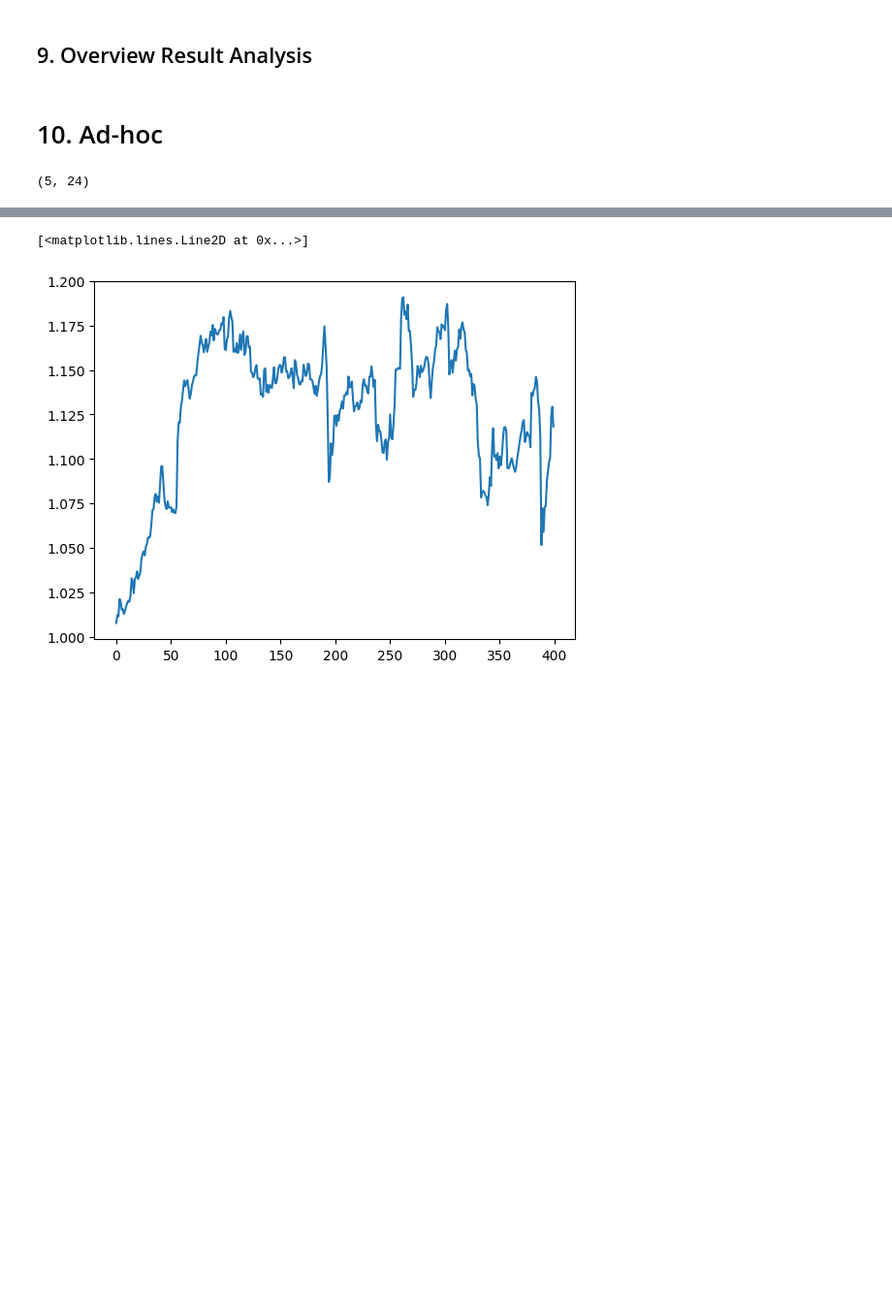
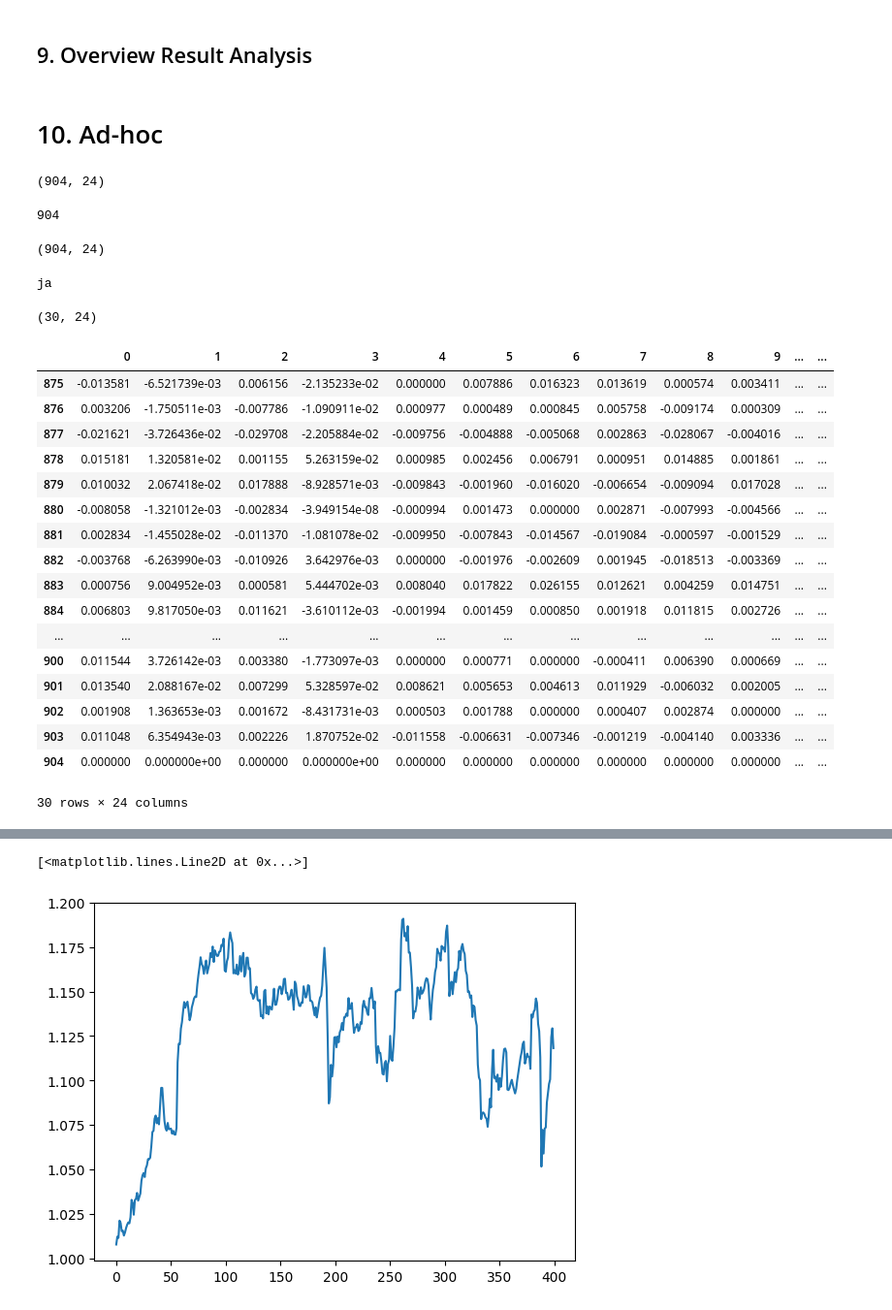
Before and after one commit to DataJakob/BBAN5000-Master-Thesis, a Jupyter notebook: test.ipynb, the cells around one changed output, grey strips where cells are left out. Shown at 97% size. Drawn from its saved outputs; the diff is of its cells as text; code cells hidden in the pictures; blank space fills up the shorter version.

```diff
--- a/test.ipynb
+++ b/test.ipynb
@@ -131,7 +131,61 @@ else:
 
 end_idx = current_step+1
 # %%
-mydf = pd.DataFrame(data[start_idx:end_idx, :])
+mydf = pd.DataFrame(data[:, :])
 mydf.shape
 # %% [output]
-(5, 24)
+(904, 24)
+# %%
+maxlen
+# %% [output]
+904
+# %%
+current_step = 904
+history_usage = 30
+
+start_idx = 0
+end_idx = current_step +2
+
+maxlen = len(mydf)
+# %%
+actual_data = mydf.iloc[start_idx:end_idx,:]
+print(actual_data.shape)
+# %% [output]
+(904, 24)
+# %%
+if current_step <= history_usage-2:
+    pad = pd.DataFrame(np.array([np.zeros(history_usage - actual_data.shape[0]) for _ in range(24)]))
+    padded_df = pd.concat([pad.T, actual_data]).reset_index(drop=True)
+elif current_step >= (maxlen-2):
+    print("ja")
+    pad = pd.DataFrame(np.array([np.zeros(maxlen - current_step+1) for _ in range(24)]))
+    padded_df = pd.concat([actual_data, pad.T]).reset_index(drop=True)
+else:
+    padded_df = actual_data
+
+return_df = padded_df[-30:]
+# %% [output]
+ja
+# %%
+print(return_df.shape)
+return_df
+# %% [output]
+(30, 24)
+|  | 0 | 1 | 2 | 3 | 4 | 5 | 6 | 7 | 8 | 9 | ... | ... |
+| 875 | -0.013581 | -6.521739e-03 | 0.006156 | -2.135233e-02 | 0.000000 | 0.007886 | 0.016323 | 0.013619 | 0.000574 | 0.003411 | ... | ... |
+| 876 | 0.003206 | -1.750511e-03 | -0.007786 | -1.090911e-02 | 0.000977 | 0.000489 | 0.000845 | 0.005758 | -0.009174 | 0.000309 | ... | ... |
+| 877 | -0.021621 | -3.726436e-02 | -0.029708 | -2.205884e-02 | -0.009756 | -0.004888 | -0.005068 | 0.002863 | -0.028067 | -0.004016 | ... | ... |
+| 878 | 0.015181 | 1.320581e-02 | 0.001155 | 5.263159e-02 | 0.000985 | 0.002456 | 0.006791 | 0.000951 | 0.014885 | 0.001861 | ... | ... |
+| 879 | 0.010032 | 2.067418e-02 | 0.017888 | -8.928571e-03 | -0.009843 | -0.001960 | -0.016020 | -0.006654 | -0.009094 | 0.017028 | ... | ... |
+| 880 | -0.008058 | -1.321012e-03 | -0.002834 | -3.949154e-08 | -0.000994 | 0.001473 | 0.000000 | 0.002871 | -0.007993 | -0.004566 | ... | ... |
+| 881 | 0.002834 | -1.455028e-02 | -0.011370 | -1.081078e-02 | -0.009950 | -0.007843 | -0.014567 | -0.019084 | -0.000597 | -0.001529 | ... | ... |
+| 882 | -0.003768 | -6.263990e-03 | -0.010926 | 3.642976e-03 | 0.000000 | -0.001976 | -0.002609 | 0.001945 | -0.018513 | -0.003369 | ... | ... |
+| 883 | 0.000756 | 9.004952e-03 | 0.000581 | 5.444702e-03 | 0.008040 | 0.017822 | 0.026155 | 0.012621 | 0.004259 | 0.014751 | ... | ... |
+| 884 | 0.006803 | 9.817050e-03 | 0.011621 | -3.610112e-03 | -0.001994 | 0.001459 | 0.000850 | 0.001918 | 0.011815 | 0.002726 | ... | ... |
+| ... | ... | ... | ... | ... | ... | ... | ... | ... | ... | ... | ... | ... |
+| 900 | 0.011544 | 3.726142e-03 | 0.003380 | -1.773097e-03 | 0.000000 | 0.000771 | 0.000000 | -0.000411 | 0.006390 | 0.000669 | ... | ... |
+| 901 | 0.013540 | 2.088167e-02 | 0.007299 | 5.328597e-02 | 0.008621 | 0.005653 | 0.004613 | 0.011929 | -0.006032 | 0.002005 | ... | ... |
+| 902 | 0.001908 | 1.363653e-03 | 0.001672 | -8.431731e-03 | 0.000503 | 0.001788 | 0.000000 | 0.000407 | 0.002874 | 0.000000 | ... | ... |
+| 903 | 0.011048 | 6.354943e-03 | 0.002226 | 1.870752e-02 | -0.011558 | -0.006631 | -0.007346 | -0.001219 | -0.004140 | 0.003336 | ... | ... |
+| 904 | 0.000000 | 0.000000e+00 | 0.000000 | 0.000000e+00 | 0.000000 | 0.000000 | 0.000000 | 0.000000 | 0.000000 | 0.000000 | ... | ... |
+30 rows × 24 columns
```
Also changed, not shown: parts of 1 cell of this notebook, 10 other files.
